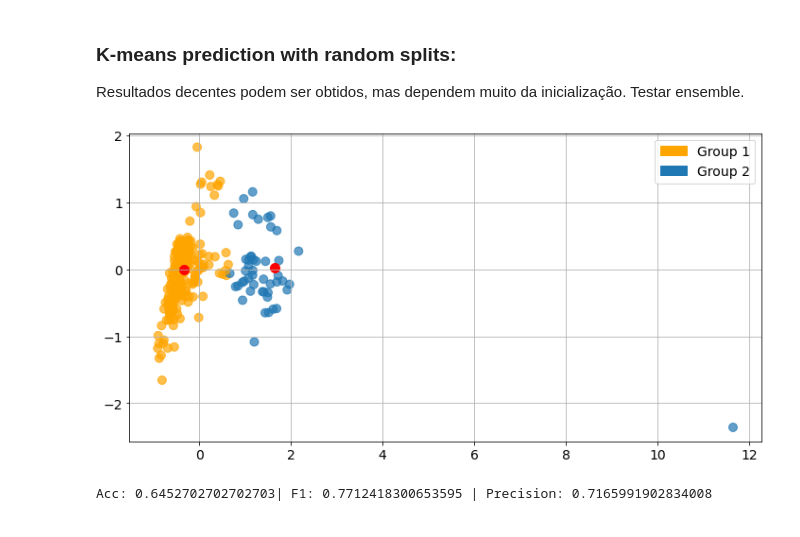
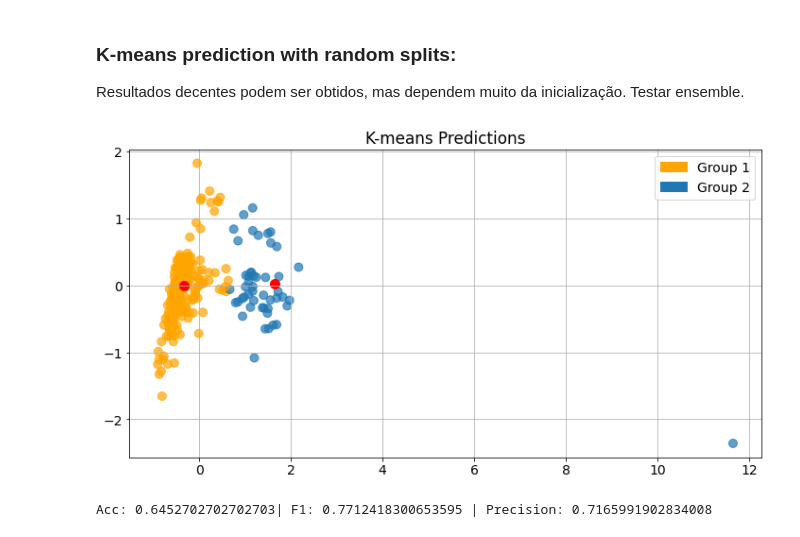
Before and after one commit to mzmarcon/PdM, a Jupyter notebook: analysis_2nd.ipynb, the cells around one changed output. Drawn from its saved outputs; the diff is of its cells as text; code cells hidden in the pictures.

```diff
--- a/analysis_2nd.ipynb
+++ b/analysis_2nd.ipynb
@@ -208,34 +209,35 @@ Resultados decentes podem ser obtidos, mas dependem muito da inicialização. Te
 from sklearn.cluster import KMeans
 from sklearn.model_selection import train_test_split
 import matplotlib.patches as mpatches
 orange_patch = mpatches.Patch(color='orange', label='Group 1')
 blue_patch = mpatches.Patch(color='tab:blue', label='Group 2')
 
 split = 0.7
 
 dataset_ind = dataset.reset_index()
 dataset_ind = dataset_ind.iloc[:,1:]
 dataset_ind.index = np.arange(len(dataset_ind))
 
 X_train, X_test = train_test_split(dataset_ind, test_size=1-split, random_state=42)
 
 # Apply PCA
 pca = PCA(n_components=2)
 pca_train = pca.fit_transform(X_train)
 pca_test = pca.transform(X_test)
 
 kmeans = KMeans(n_clusters=2, random_state=0,algorithm='full').fit(pca_train)
 
 centers = kmeans.cluster_centers_
 pred = kmeans.predict(pca_test)
 
 fig = plt.figure(figsize=(12, 6))
 ax = plt.scatter(pca_test[:,0],pca_test[:,1],c=['orange' if item == 1 else 'tab:blue' for item in pred], alpha=0.7,s=80)
 ax = plt.scatter(centers[:,0],centers[:,1],c='r',s=100)
 plt.legend(handles=[orange_patch,blue_patch])
+plt.title('K-means Predictions')
 plt.grid()
 # %% [output]
-[figure, old version]
+[figure, new version]
 # %%
 from sklearn.metrics import f1_score,accuracy_score,precision_score
 
```
Also changed, not shown: parts of 4 cells of this notebook.
